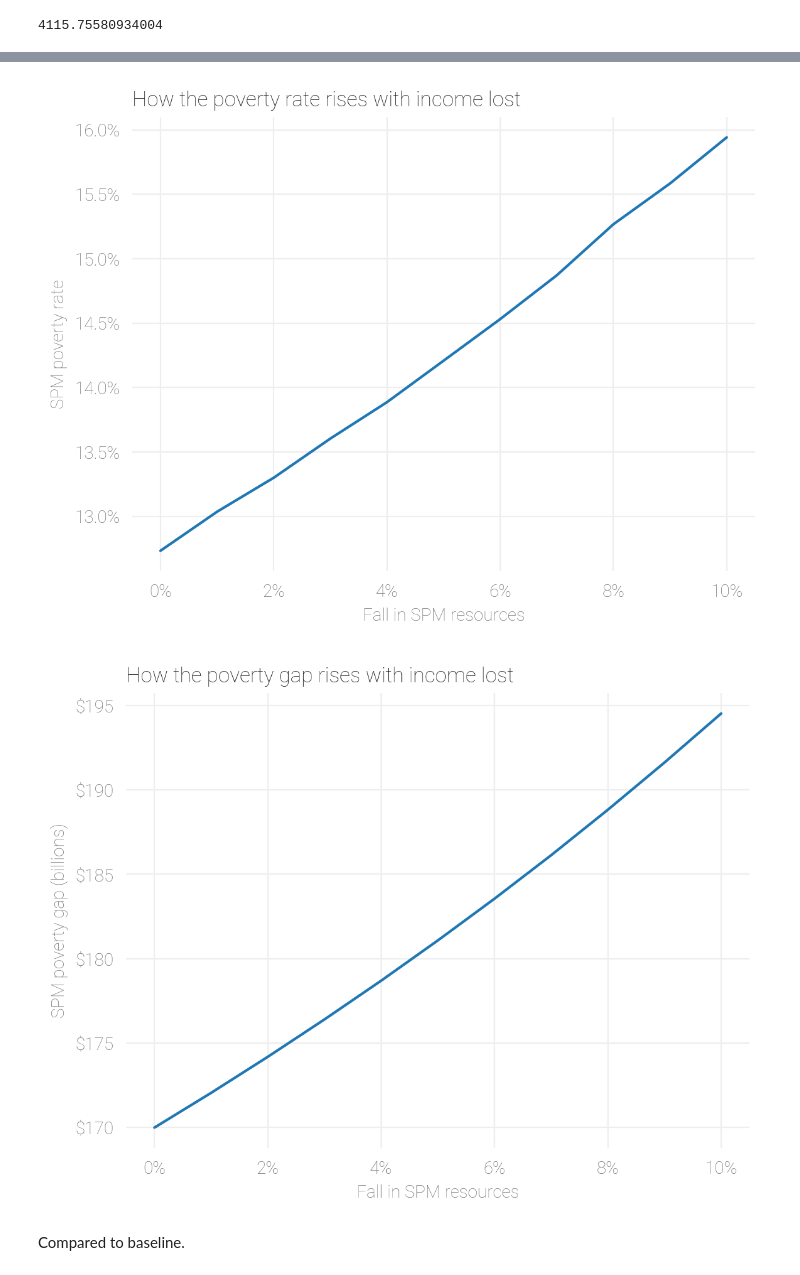
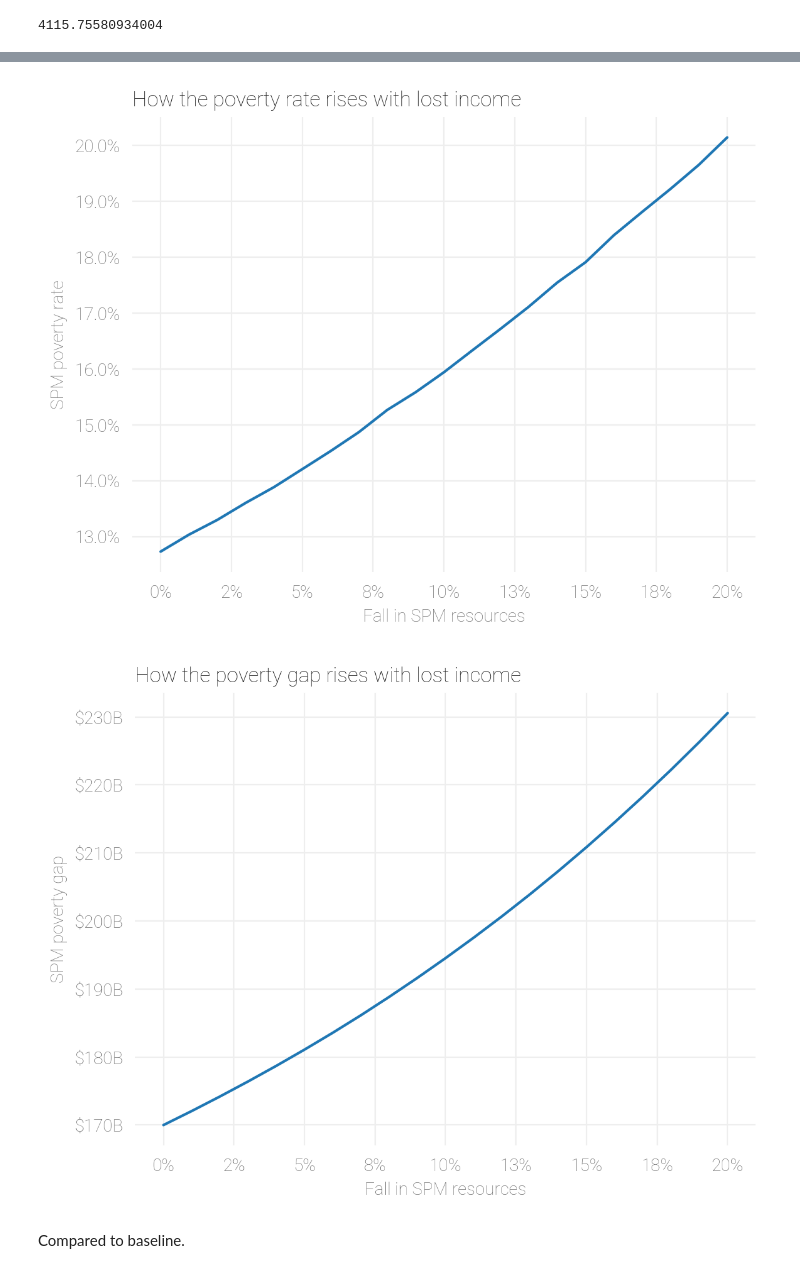
Before and after one commit to UBICenter/ubi-center, a Jupyter notebook: notebooks/covid/covid_ubi.ipynb, the cells around one changed output, grey strips where cells are left out. Cells and saved outputs as stored; diff of their text form; code cells hidden in the pictures.

Commit message:
Generate data and some charts, but there's a bug now

```diff
--- a/notebooks/covid/covid_ubi.ipynb
+++ b/notebooks/covid/covid_ubi.ipynb
@@ -160,26 +161,27 @@ https://gist.github.com/MaxGhenis/1db39c777493b5bc9279c0550c247006
 # %%
-def ubi_pov_gap_b(resource_cut=0, ubi_adult=0, ubi_kid=0,
-                  ubi_adult_citizen=0, ubi_kid_citizen=0):
+def ubi_pov_gap_b(resource_cut=0, ubi_adult=0, ubi_kid_share=0,
+                  include_noncitizens=True):
     """ Calculate SPM poverty gap in billions, given a certain cut in baseline
         resources and UBI amounts for each category.
 
     Args:
         resource_cut: Percentage cut in baseline resource, between 0 and 1.
         ubi_adult: UBI per adult.
-        ubi_kid: UBI per child.
-        ubi_adult_citizen: UBI per adult citizen.
-        ubi_kid_citizen: UBI per child citizen.
+        ubi_kid_share: UBI per child as a share of adult UBI.
+        include_noncitizens: Whether noncitizens should also get the UBI.
+            Defaults to true.
 
     Returns:
         Poverty gap in billions.
     """
+    ubi_kid = ubi_adult * ubi_kid_share
     # Use spmu dataset.
     resources = (
         spmu.spm_resources * (1 - resource_cut) +
-        ubi_adult * spmu.spm_n18 +
-        ubi_kid * spmu.spm_nu18 +
-        ubi_adult_citizen * spmu.spm_numadultcitizens +
-        ubi_kid_citizen * spmu.spm_numkidcitizens)
+        ubi_adult * np.where(include_noncitizens, spmu.spm_n18,
+                             spmu.spm_numadultcitizens) +
+        ubi_kid * np.where(include_noncitizens, spmu.spm_nu18,
+                           spmu.spm_numkidcitizens))
     pov_gap = np.maximum(spmu.spm_povthreshold - resources, 0)
     return (pov_gap * spmu.spm_w).sum() / 1e9
 # %%
@@ -272,5 +273,5 @@ Simulate for each percentage point cut between 0 and 10.
 # %%
-CUTS = np.arange(11) / 100
+CUTS = np.arange(21) / 100
 # %%
 POP_M = 327.2
 # %%
@@ -296,23 +302,23 @@ cuts
 # %%
 ax = cuts.pov_rate.plot()
-plt.title('How the poverty rate rises with income lost', loc='left')
+plt.title('How the poverty rate rises with lost income', loc='left')
 ax.xaxis.set_major_formatter(mpl.ticker.PercentFormatter(xmax=1, decimals=0))
 ax.yaxis.set_major_formatter(mpl.ticker.PercentFormatter(xmax=1, decimals=1))
 plt.xlabel('Fall in SPM resources')
 plt.ylabel('SPM poverty rate')
 plt.show()
 # %% [output]
-[figure, old version]
+[figure, new version]
 # %%
 ax = cuts.pov_gap_b.plot()
-plt.title('How the poverty gap rises with income lost', loc='left')
+plt.title('How the poverty gap rises with lost income', loc='left')
 ax.xaxis.set_major_formatter(mpl.ticker.PercentFormatter(xmax=1, decimals=0))
-ax.yaxis.set_major_formatter(mdf.dollar_format())
+ax.yaxis.set_major_formatter(mdf.dollar_format('B'))
 plt.xlabel('Fall in SPM resources')
-plt.ylabel('SPM poverty gap (billions)')
+plt.ylabel('SPM poverty gap')
 plt.show()
 # %% [output]
-[figure, old version]
+[figure, new version]
 # %% [markdown]
 Compared to baseline.
 # %%
```
Also changed, not shown: parts of 33 cells of this notebook.
